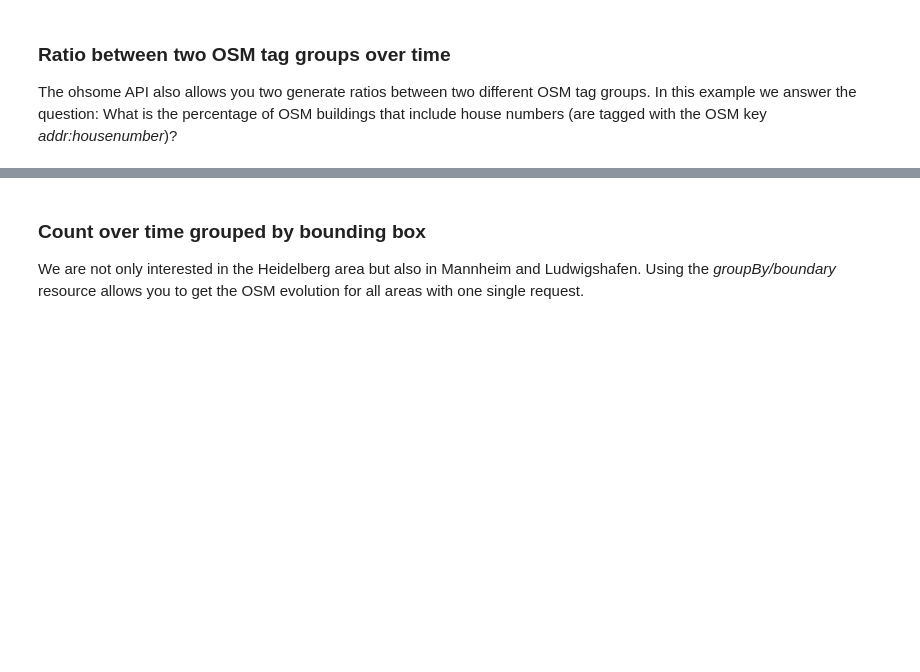
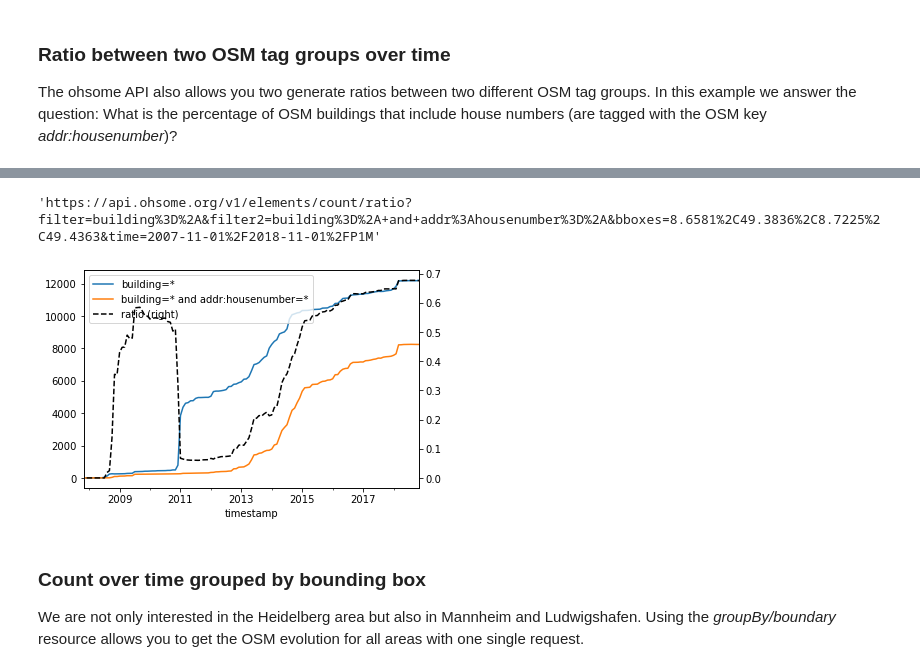
Before and after one commit to GIScience/ohsome-examples, a Jupyter notebook: python/jupyter-notebooks/ohsome-data-aggregation.ipynb, the cells around one changed output, grey strips where cells are left out. Drawn from its saved outputs; the diff is of its cells as text; code cells hidden in the pictures; blank space fills up the shorter version.

```diff
--- a/python/jupyter-notebooks/ohsome-data-aggregation.ipynb
+++ b/python/jupyter-notebooks/ohsome-data-aggregation.ipynb
@@ -174,3 +98,28 @@ API response
+# %%
+def ratio():
+    filter = "building=*"
+    filter2 = "building=* and addr:housenumber=*"
+    res = elements("/count/ratio"
+            ,filter=filter
+            ,filter2=filter2
+            ,bboxes=BBOX['hd']
+            ,time=TIME_MONTHLY)# sending get request to ohsome API
+    display(res.url)
+    body = res.json()
+    # extracting data in json format and storing it in a dataframe
+    df = pd.DataFrame(body['ratioResult'])
+    df.timestamp = pd.to_datetime(df.timestamp)
+    df.set_index('timestamp', inplace=True)
+    df.rename(columns={'value':filter,'value2':filter2}, inplace=True)
+    df = df.astype(float)
+    # plotting the result
+    df[filter].plot(legend=True)
+    df[filter2].plot(legend=True)
+    df.ratio.plot(style='k--',secondary_y=True,legend=True)
+ratio()
+# %% [output]
+'https://api.ohsome.org/v1/elements/count/ratio?filter=building%3D%2A&filter2=building%3D%2A+and+addr%3Ahousenumber%3D%2A&bboxes=8.6581%2C49.3836%2C8.7225%2C49.4363&time=2007-11-01%2F2018-11-01%2FP1M'
+[figure, added]
 # %% [markdown]
 ### Count over time grouped by bounding box
 We are not only interested in the Heidelberg area but also in Mannheim and Ludwigshafen. Using the _groupBy/boundary_ resource allows you to get the OSM evolution for all areas with one single request.
```
Also changed, not shown: parts of 9 cells of this notebook.
